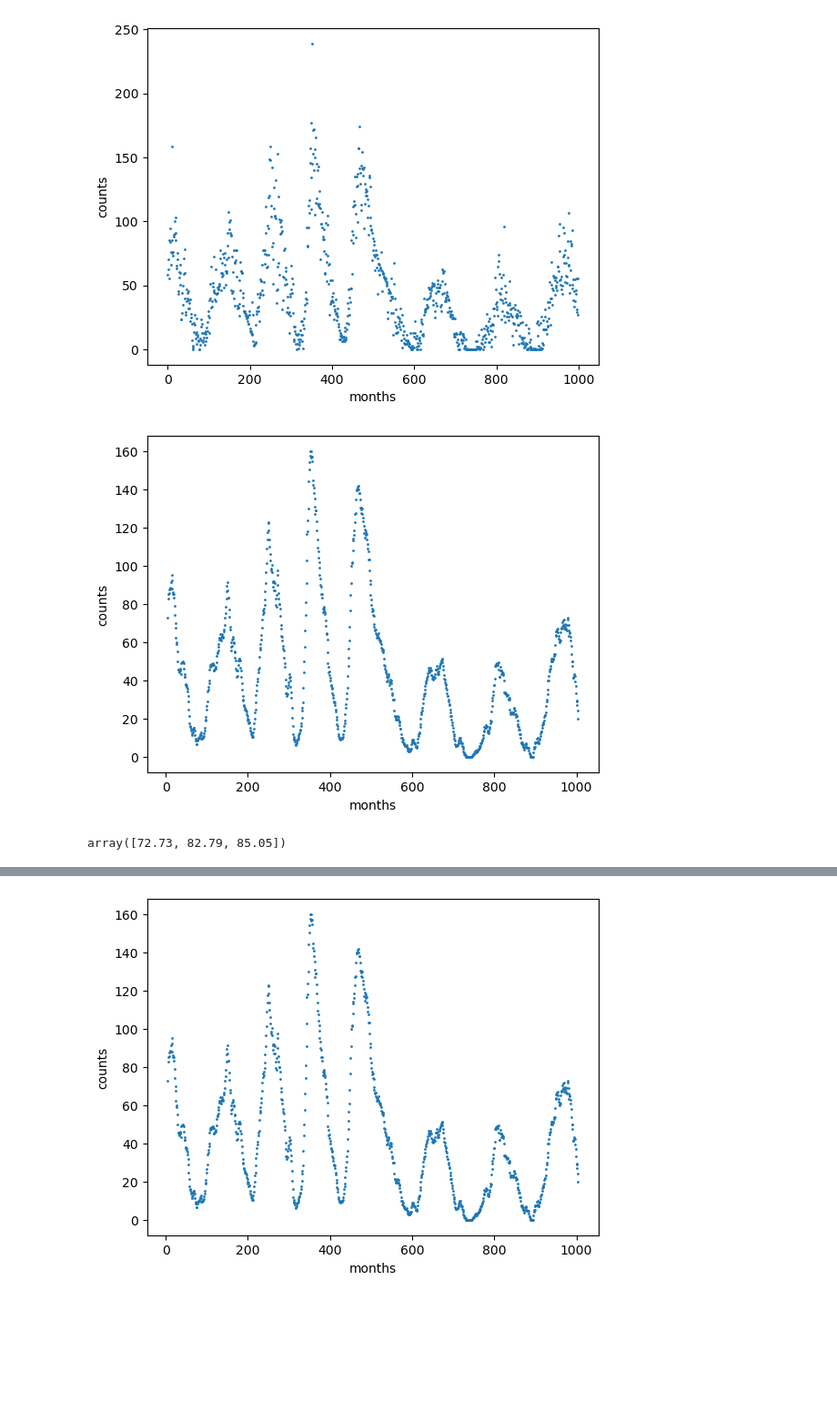
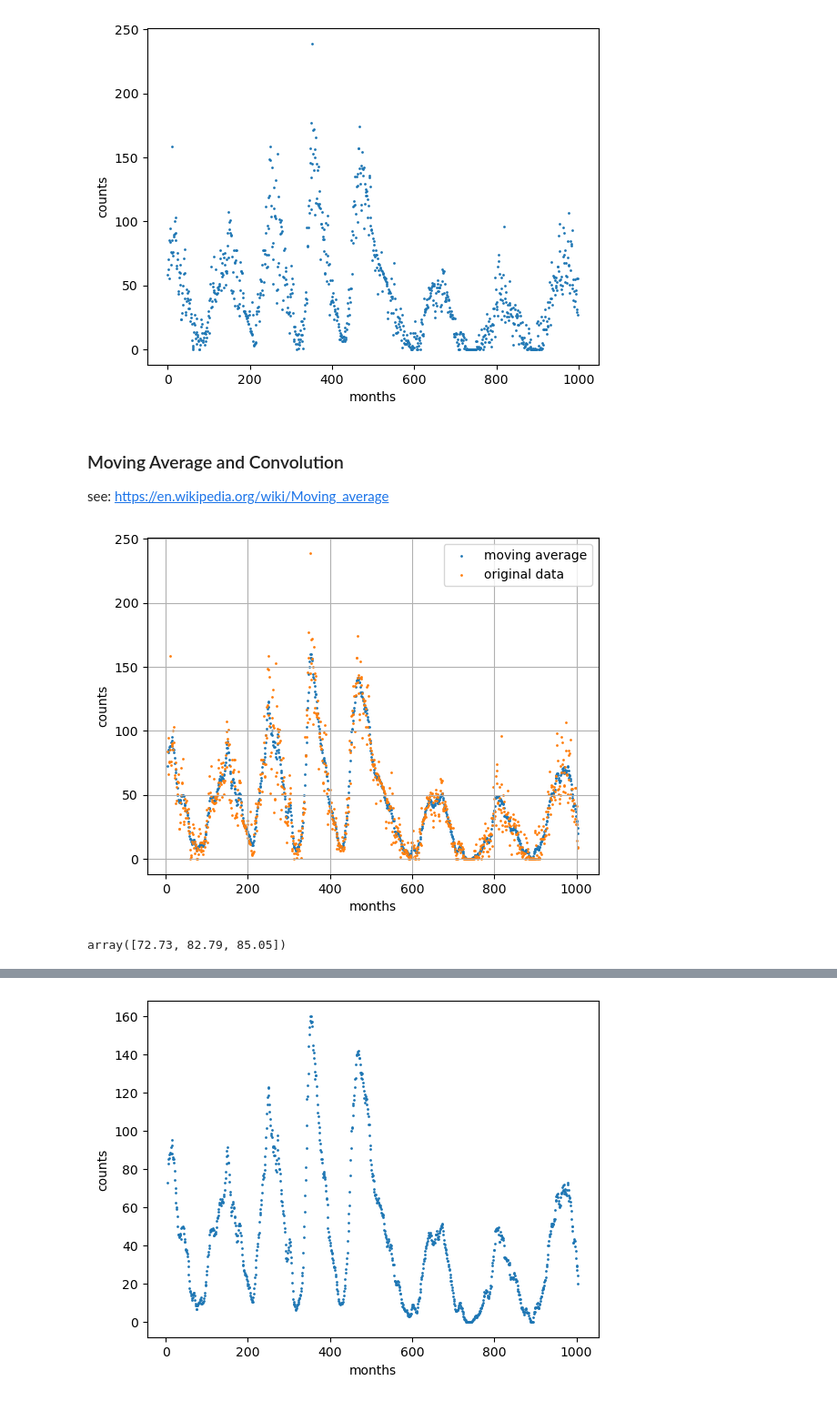
Before and after one commit to fractalclockwork/ComputationalPhysics, a Jupyter notebook: sunspots.ipynb, the cells around one changed output, grey strips where cells are left out. Shown: that part at 91% size. Cells and saved outputs as stored; diff of their text form; code cells hidden in the pictures; blank space fills up the shorter version.

Commit message:
fixed up graph to make exercise

```diff
--- a/sunspots.ipynb
+++ b/sunspots.ipynb
@@ -73,24 +73,31 @@ plt.xlabel('months')
 plt.show()
 # %% [output]
 [figure]
+# %% [markdown]
+### Moving Average and Convolution
+see: <https://en.wikipedia.org/wiki/Moving_average>
 # %%
 # calculate and plot the running average of the data
 r = 5
 y = []
 for k in range(r,len(counts)-r):
     sum = 0
     for m in range(-r,r):
         sum += counts[k+m]
         #print(m,sum)
     Y_k = 1/(2*r) * sum
     y.append(Y_k)
 y = np.array(y)
 
-plt.scatter(x=months[r:1000+r], y=y[:1000], s=1)
+x = months[r:-r+1]  # fix up truncation
+plt.scatter(x=x[:1000], y=y[:1000], s=1, label="moving average")
+plt.scatter(x=months[r:1000+r], y=counts[r:1000+r], s=1, label="original data")
 plt.ylabel('counts')
 plt.xlabel('months')
+plt.legend()
+plt.grid()
 plt.show()
 y[:3]
 # %% [output]
-[figure, old version]
+[figure, new version]
 array([72.73, 82.79, 85.05])
```
Also changed, not shown: parts of 6 cells of this notebook.
